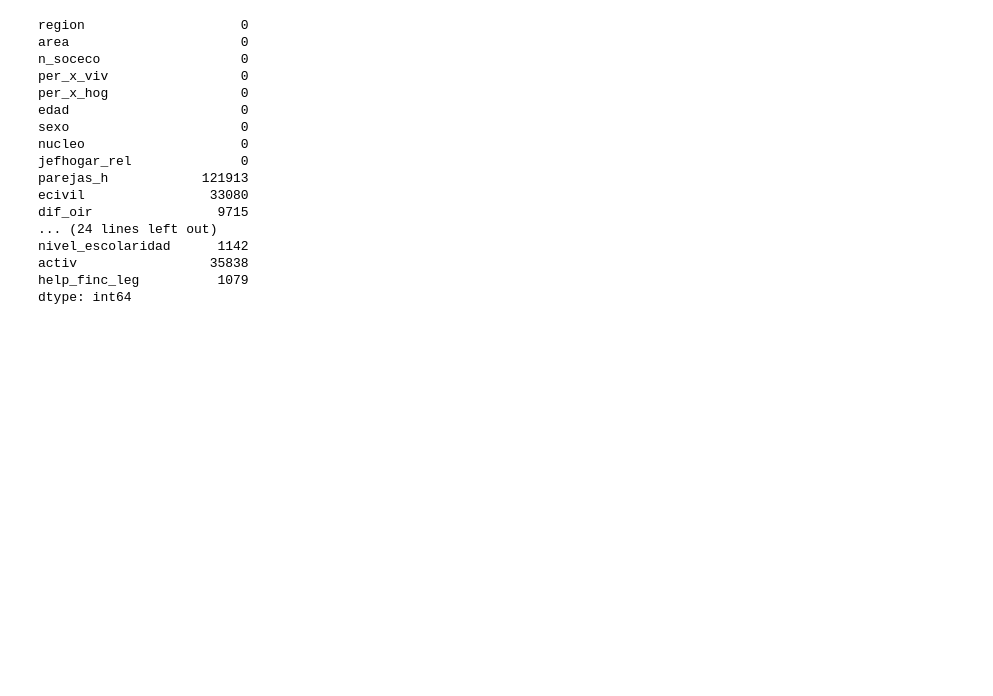
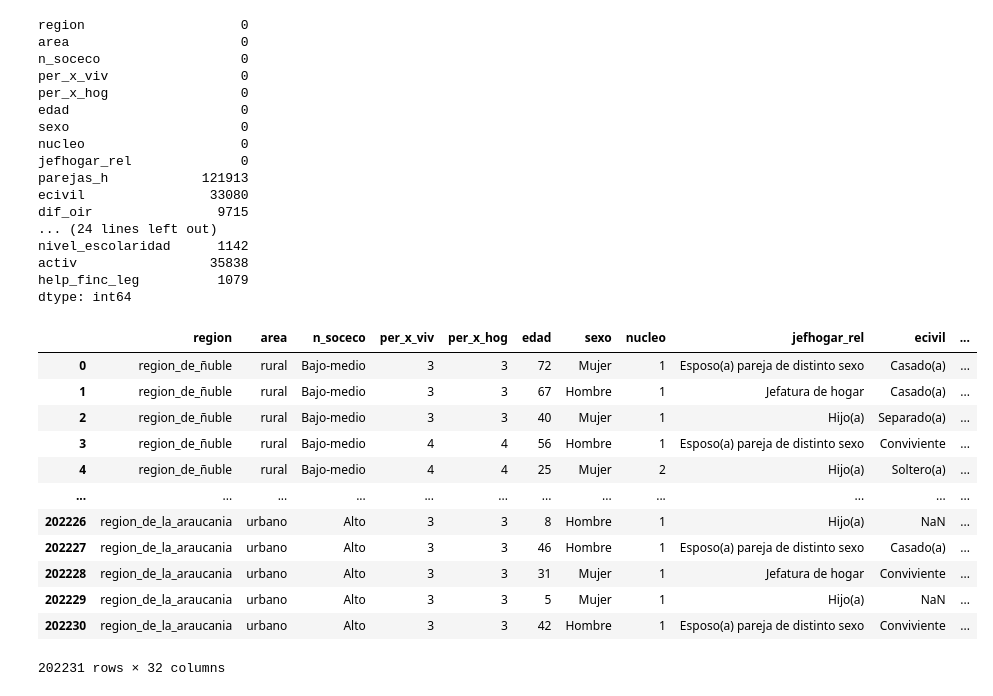
Before and after one commit to Estefaniagz/proyecto_enc, a Jupyter notebook: src/explore.ipynb, the cells around one changed output. Cells and saved outputs as stored; diff of their text form; code cells hidden in the pictures; blank space fills up the shorter version.

```diff
--- a/src/explore.ipynb
+++ b/src/explore.ipynb
@@ -226,0 +230,16 @@ del(df2['lastmonth_sueldo'])
+# %%
+df2
+# %% [output]
+|  | region | area | n_soceco | per_x_viv | per_x_hog | edad | sexo | nucleo | jefhogar_rel | ecivil | ... |
+| 0 | region_de_ñuble | rural | Bajo-medio | 3 | 3 | 72 | Mujer | 1 | Esposo(a) pareja de distinto sexo | Casado(a) | ... |
+| 1 | region_de_ñuble | rural | Bajo-medio | 3 | 3 | 67 | Hombre | 1 | Jefatura de hogar | Casado(a) | ... |
+| 2 | region_de_ñuble | rural | Bajo-medio | 3 | 3 | 40 | Mujer | 1 | Hijo(a) | Separado(a) | ... |
+| 3 | region_de_ñuble | rural | Bajo-medio | 4 | 4 | 56 | Hombre | 1 | Esposo(a) pareja de distinto sexo | Conviviente | ... |
+| 4 | region_de_ñuble | rural | Bajo-medio | 4 | 4 | 25 | Mujer | 2 | Hijo(a) | Soltero(a) | ... |
+| ... | ... | ... | ... | ... | ... | ... | ... | ... | ... | ... | ... |
+| 202226 | region_de_la_araucania | urbano | Alto | 3 | 3 | 8 | Hombre | 1 | Hijo(a) | NaN | ... |
+| 202227 | region_de_la_araucania | urbano | Alto | 3 | 3 | 46 | Hombre | 1 | Esposo(a) pareja de distinto sexo | Casado(a) | ... |
+| 202228 | region_de_la_araucania | urbano | Alto | 3 | 3 | 31 | Mujer | 1 | Jefatura de hogar | Conviviente | ... |
+| 202229 | region_de_la_araucania | urbano | Alto | 3 | 3 | 5 | Mujer | 1 | Hijo(a) | NaN | ... |
+| 202230 | region_de_la_araucania | urbano | Alto | 3 | 3 | 42 | Hombre | 1 | Esposo(a) pareja de distinto sexo | Conviviente | ... |
+202231 rows × 32 columns
```
Also changed, not shown: parts of 23 cells of this notebook.
